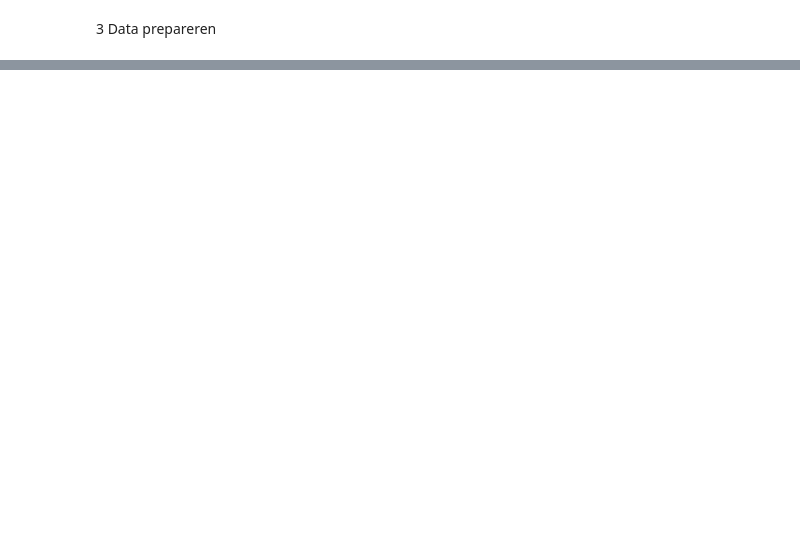
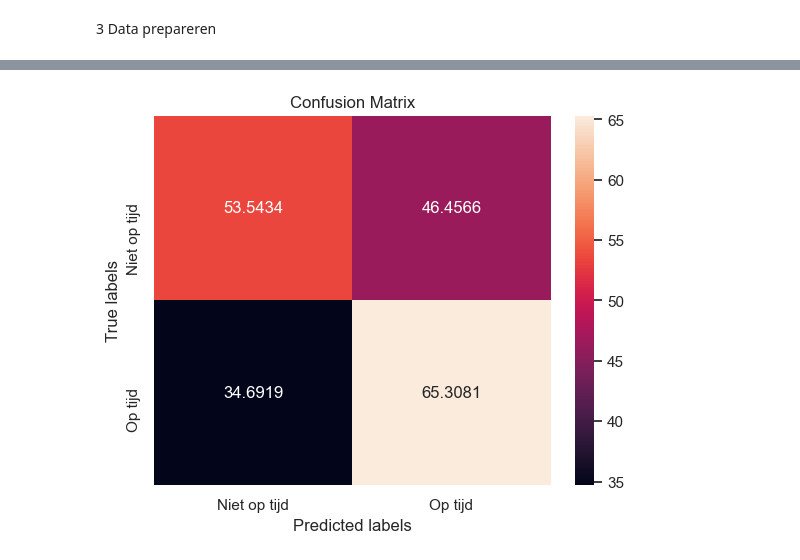
Before and after one commit to GeertJansenHU/ProjectML-21, a Jupyter notebook: notebooks/Project ML-21- Geert Jansen.ipynb, the cells around one changed output, grey strips where cells are left out. Cells and saved outputs as stored; diff of their text form; code cells hidden in the pictures; blank space fills up the shorter version.

```diff
--- a/notebooks/Project ML-21- Geert Jansen.ipynb
+++ b/notebooks/Project ML-21- Geert Jansen.ipynb
@@ -518,0 +373,7 @@ model.summary()
+# %%
+# Bouw baseline model met Keras
+model = Sequential()
+model.add(Dense(10, activation='relu'))
+model.add(Dense(1, activation='sigmoid'))
+model.compile(loss='binary_crossentropy', metrics=['accuracy'])
+historyBase = model.fit(X_train, y_train,validation_data=(X_test, y_test))
@@ -518,0 +426,10 @@ model.summary()
+# %%
+# Definieer de te hypertunen parameters
+tuner = kt.RandomSearch(
+    hypermodel= build_model,
+    objective="accuracy",
+    max_trials=1,
+    executions_per_trial=1,
+    overwrite=True,
+    directory="my_dir",
+)
@@ -518,0 +461,14 @@ model.summary()
+# %%
+# Geef de twee beste parameters
+best_hps = tuner.get_best_hyperparameters(2)
+# Bouw het model met de beste parameters
+model = build_model(best_hps[0])
+# Fit het model met de verschillende datasets
+x_all = np.concatenate((X_train, X_test))
+y_all = np.concatenate((y_train, y_test))
+
+historyXY = model.fit(X_train, y_train,epochs=100,validation_data=(X_test, y_test))
+historyALL = model.fit(x=x_all, y=y_all, epochs=200)
+
+# Maak een lijst aan met de voorspelde waarde
+y_pred = model.predict(x_all)
@@ -518,0 +641,15 @@ model.summary()
+# %%
+# Bepaalde waarde voor in de matrix
+cm = confusion_matrix(y_all, y_pred.round())
+cm_normalized = cm.astype('float') / cm.sum(axis=1)[:, np.newaxis]*100
+
+# Maak de plot aan
+ax= plt.subplot()
+sns.heatmap(cm_normalized , annot=True, fmt='g', ax=ax);
+
+# Bepaal de waardes in de matrix
+ax.set_xlabel('Predicted labels');ax.set_ylabel('True labels');
+ax.set_title('Confusion Matrix');
+ax.xaxis.set_ticklabels(['Niet op tijd', 'Op tijd']); ax.yaxis.set_ticklabels(['Niet op tijd', 'Op tijd']);
+# %% [output]
+[figure, added]
```
Also changed, not shown: parts of 107 cells of this notebook.
